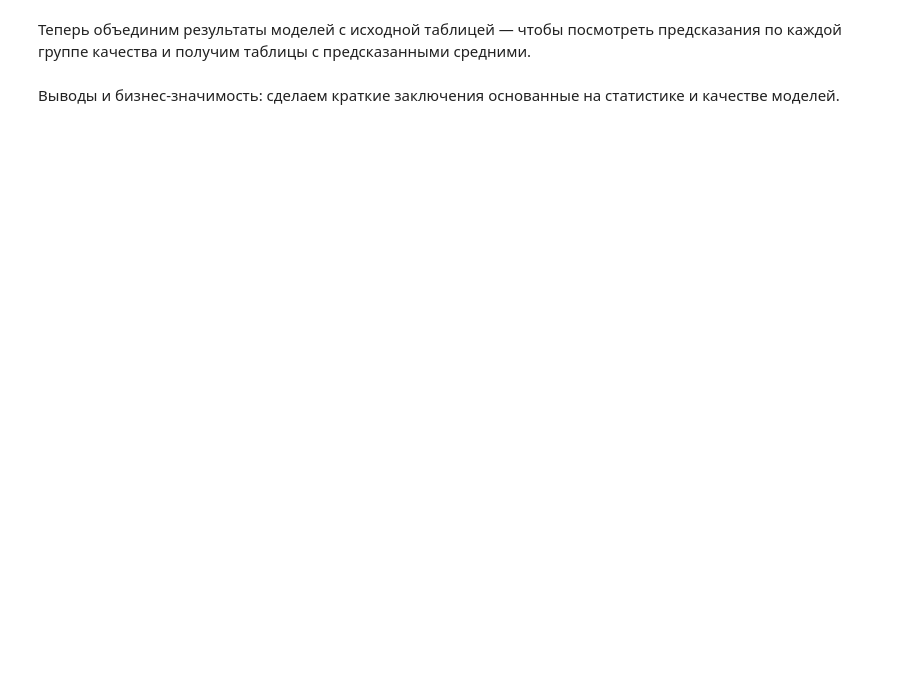
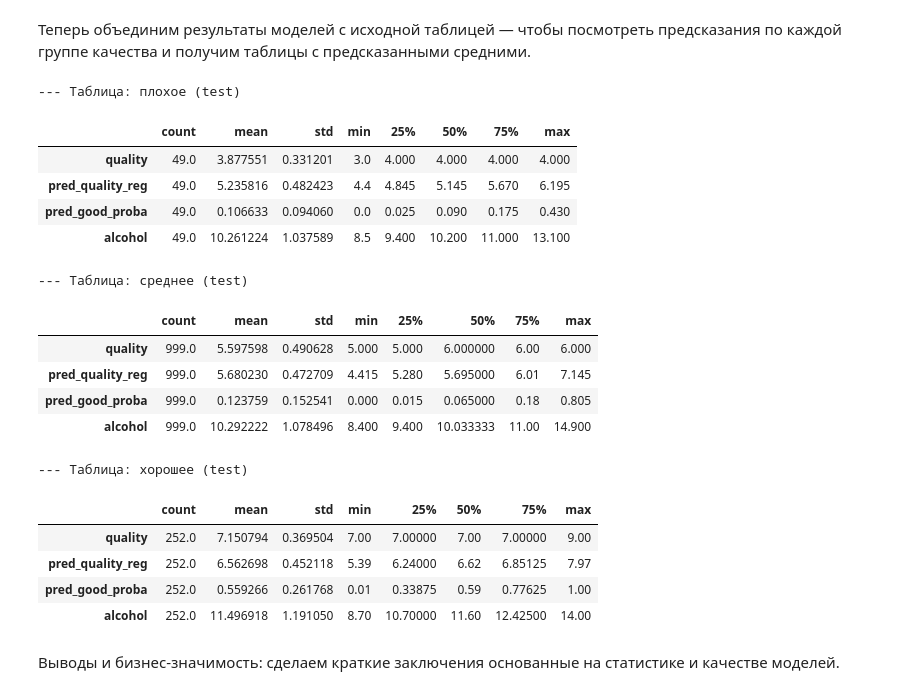
Before and after one commit to compozallo/wine, a Jupyter notebook: notebooks_wine_quality_analysis_v2.ipynb, the cells around one changed output. Saved outputs shown, nothing was run; the diff lists cells and outputs as text; code cells hidden in the pictures; blank space fills up the shorter version.

```diff
--- a/notebooks_wine_quality_analysis_v2.ipynb
+++ b/notebooks_wine_quality_analysis_v2.ipynb
@@ -208,28 +303,45 @@ except Exception as e:
 # %%
 # Блок 9: Добавим предсказания обратно в df_test (восстановим индексы)
 # Сначала сформируем X_test_raw (не масштабированный) для соответствия индексов в исходном df
 X_all_scaled = X_scaled.copy()
 X_train_idx, X_test_idx = train_test_split(df.index, test_size=0.2, random_state=42)
 # Применяем модели к X_test (scaled) — у нас y_pred_reg и y_pred_clf относятся к X_test переменным
 df_test = df.loc[X_test_idx].copy()
 # Добавляем предсказания регрессии и классификации
 df_test['pred_quality_reg'] = y_pred_reg
 df_test['pred_good_proba'] = y_pred_proba
 df_test['pred_good_label'] = y_pred_clf
 
 # Таблицы для плохого/среднего/хорошего качества (на тестовой выборке)
 table_bad = df_test[df_test['quality_label']=='bad'][['quality','pred_quality_reg','pred_good_proba','alcohol']].describe().T
 table_med = df_test[df_test['quality_label']=='medium'][['quality','pred_quality_reg','pred_good_proba','alcohol']].describe().T
 table_good = df_test[df_test['quality_label']=='good'][['quality','pred_quality_reg','pred_good_proba','alcohol']].describe().T
 
 print('--- Таблица: плохое (test)')
 display(table_bad)
-print('
---- Таблица: среднее (test)')
+print('--- Таблица: среднее (test)')
 display(table_med)
-print('
---- Таблица: хорошее (test)')
+print('--- Таблица: хорошее (test)')
 display(table_good)
+# %% [output]
+--- Таблица: плохое (test)
+|  | count | mean | std | min | 25% | 50% | 75% | max |
+| quality | 49.0 | 3.877551 | 0.331201 | 3.0 | 4.000 | 4.000 | 4.000 | 4.000 |
+| pred_quality_reg | 49.0 | 5.235816 | 0.482423 | 4.4 | 4.845 | 5.145 | 5.670 | 6.195 |
+| pred_good_proba | 49.0 | 0.106633 | 0.094060 | 0.0 | 0.025 | 0.090 | 0.175 | 0.430 |
+| alcohol | 49.0 | 10.261224 | 1.037589 | 8.5 | 9.400 | 10.200 | 11.000 | 13.100 |
+--- Таблица: среднее (test)
+|  | count | mean | std | min | 25% | 50% | 75% | max |
+| quality | 999.0 | 5.597598 | 0.490628 | 5.000 | 5.000 | 6.000000 | 6.00 | 6.000 |
+| pred_quality_reg | 999.0 | 5.680230 | 0.472709 | 4.415 | 5.280 | 5.695000 | 6.01 | 7.145 |
+| pred_good_proba | 999.0 | 0.123759 | 0.152541 | 0.000 | 0.015 | 0.065000 | 0.18 | 0.805 |
+| alcohol | 999.0 | 10.292222 | 1.078496 | 8.400 | 9.400 | 10.033333 | 11.00 | 14.900 |
+--- Таблица: хорошее (test)
+|  | count | mean | std | min | 25% | 50% | 75% | max |
+| quality | 252.0 | 7.150794 | 0.369504 | 7.00 | 7.00000 | 7.00 | 7.00000 | 9.00 |
+| pred_quality_reg | 252.0 | 6.562698 | 0.452118 | 5.39 | 6.24000 | 6.62 | 6.85125 | 7.97 |
+| pred_good_proba | 252.0 | 0.559266 | 0.261768 | 0.01 | 0.33875 | 0.59 | 0.77625 | 1.00 |
+| alcohol | 252.0 | 11.496918 | 1.191050 | 8.70 | 10.70000 | 11.60 | 12.42500 | 14.00 |
 # %% [markdown]
 Выводы и бизнес-значимость: сделаем краткие заключения основанные на статистике и качестве моделей.
 # %%
```
Also changed, not shown: parts of 10 cells of this notebook.
